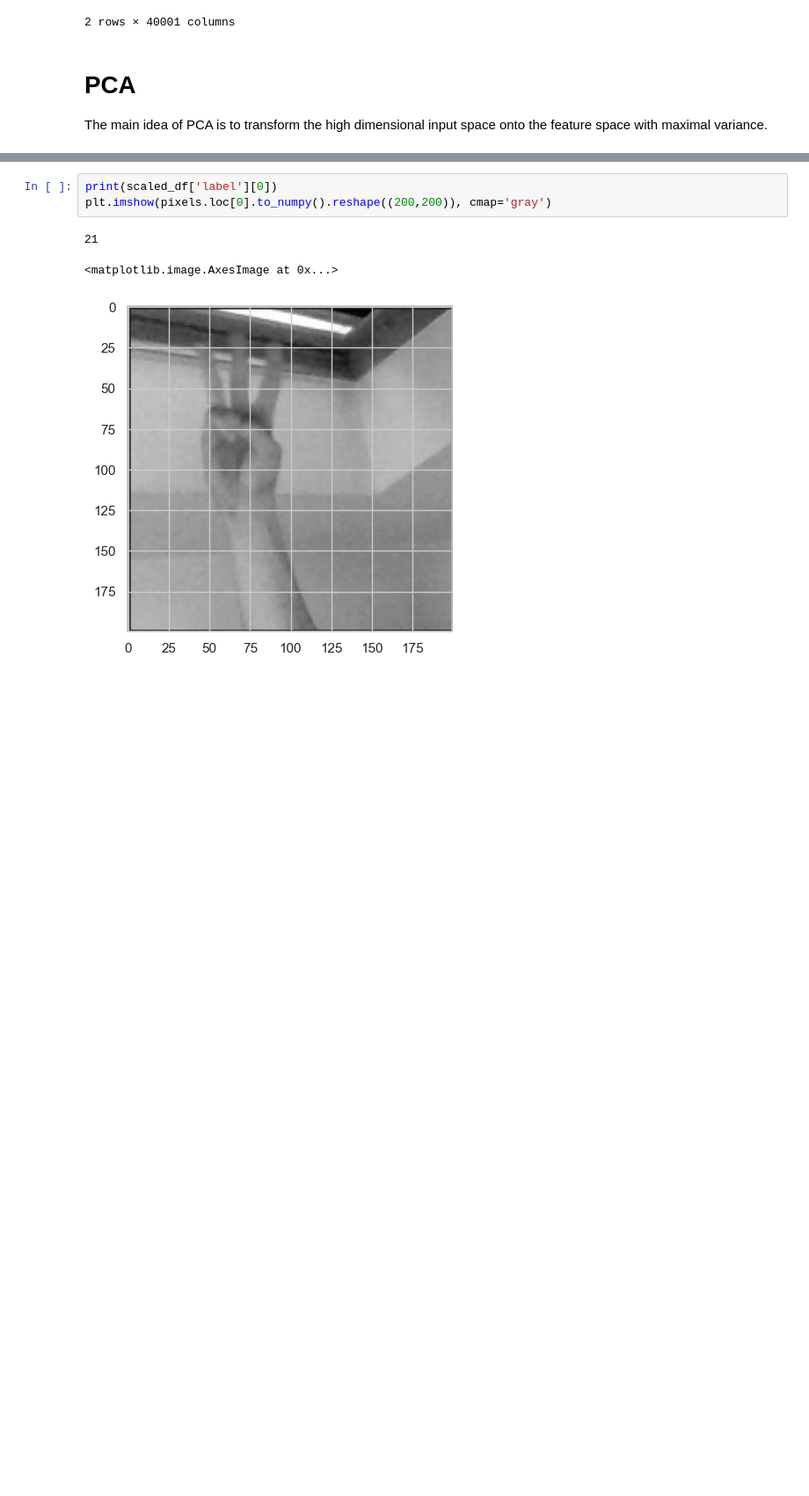
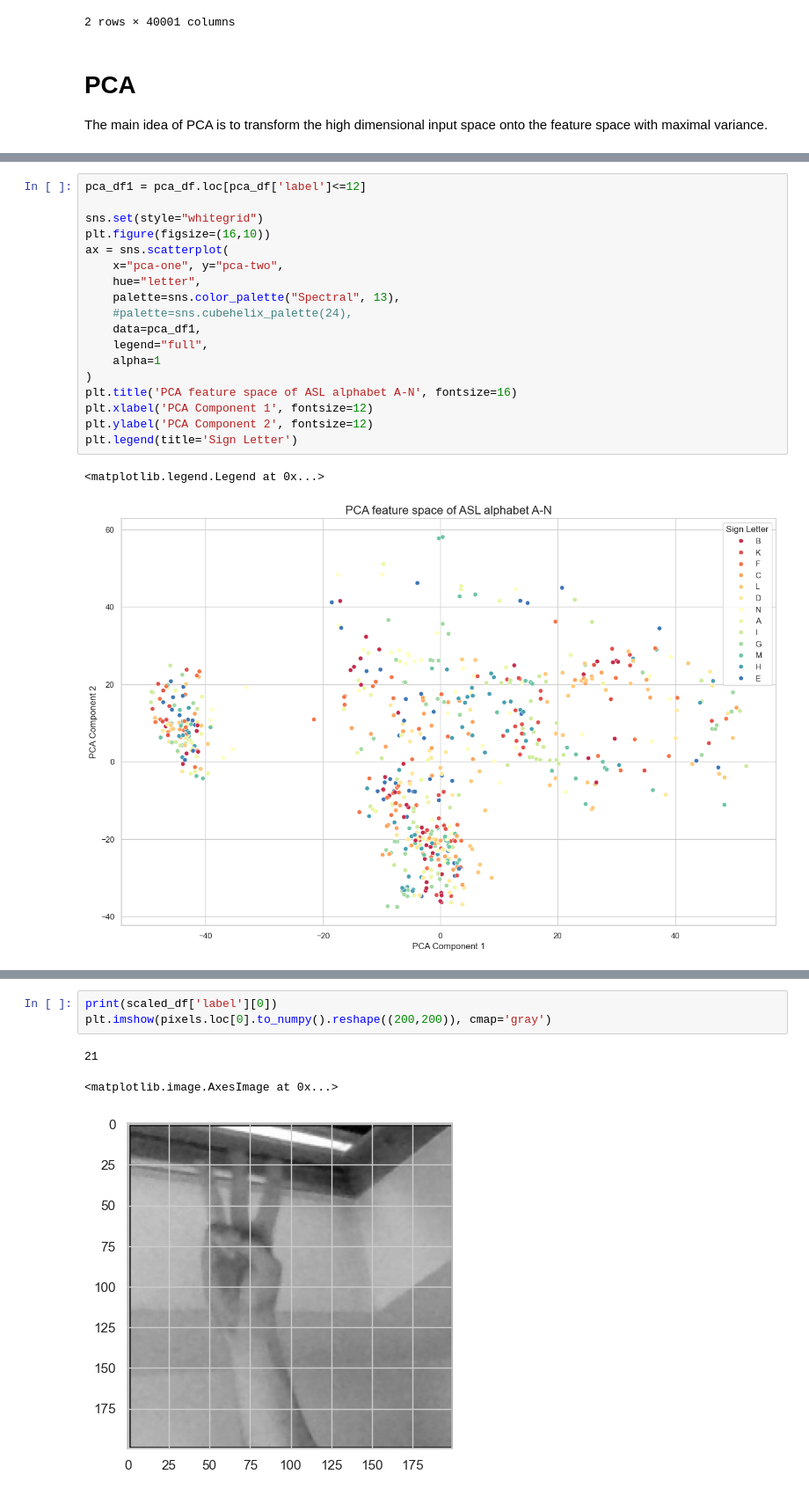
Before and after one commit to teostereciu/mlp, a Jupyter notebook: notebooks/explore.ipynb, the cells around one changed output, grey strips where cells are left out. Shown at 88% size. Saved outputs shown, nothing was run; the diff lists cells and outputs as text; blank space fills up the shorter version.

```diff
--- a/notebooks/explore.ipynb
+++ b/notebooks/explore.ipynb
@@ -282 +283,22 @@ AttributeError: 'Axes' object has no attribute 'add_legend'
+# %%
+pca_df1 = pca_df.loc[pca_df['label']<=12]
+
+sns.set(style="whitegrid")
+plt.figure(figsize=(16,10))
+ax = sns.scatterplot(
+    x="pca-one", y="pca-two",
+    hue="letter",
+    palette=sns.color_palette("Spectral", 13),
+    #palette=sns.cubehelix_palette(24),
+    data=pca_df1,
+    legend="full",
+    alpha=1
+)
+plt.title('PCA feature space of ASL alphabet A-N', fontsize=16)
+plt.xlabel('PCA Component 1', fontsize=12)
+plt.ylabel('PCA Component 2', fontsize=12)
+plt.legend(title='Sign Letter')
+# %% [output]
+<matplotlib.legend.Legend at 0x...>
+[figure, added]
 # %%
```
Also changed, not shown: parts of 8 cells of this notebook.
